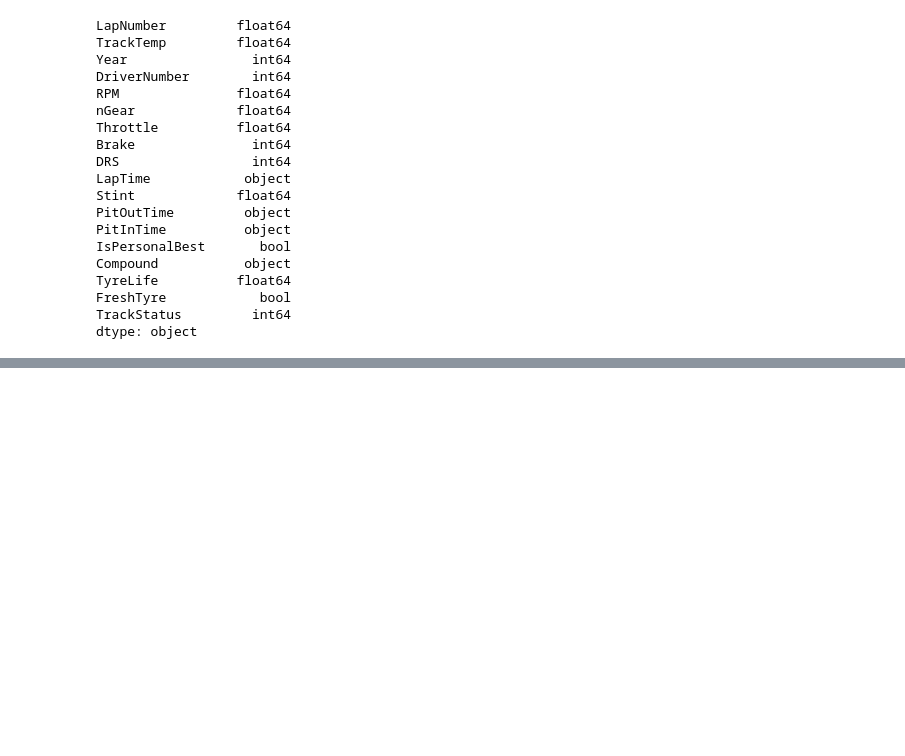
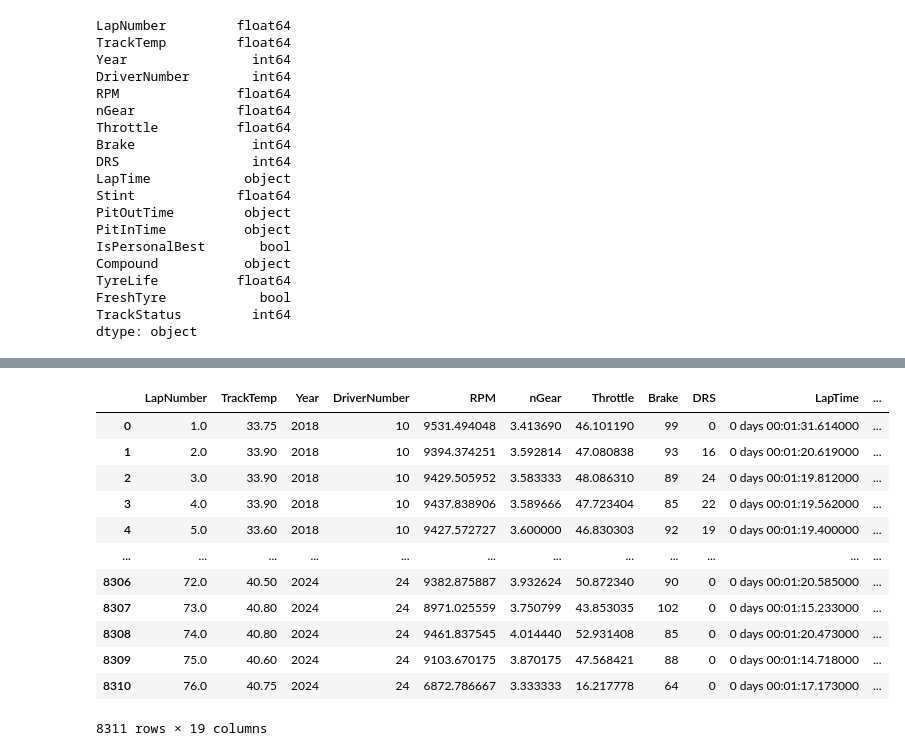
Before and after one commit to JigyashuSaravta/2025Spring_Final_F1, a Jupyter notebook: Fastf1/regression_fastf1.ipynb, the cells around one changed output, grey strips where cells are left out. Saved outputs shown, nothing was run; the diff lists cells and outputs as text; code cells hidden in the pictures; blank space fills up the shorter version.

```diff
--- a/Fastf1/regression_fastf1.ipynb
+++ b/Fastf1/regression_fastf1.ipynb
@@ -140,0 +137,16 @@ df[["DriverNumber", "Stint", "LapNumber", "PitInTime", "PitOutTime", "PitDuratio
+# %%
+df
+# %% [output]
+|  | LapNumber | TrackTemp | Year | DriverNumber | RPM | nGear | Throttle | Brake | DRS | LapTime | ... |
+| 0 | 1.0 | 33.75 | 2018 | 10 | 9531.494048 | 3.413690 | 46.101190 | 99 | 0 | 0 days 00:01:31.614000 | ... |
+| 1 | 2.0 | 33.90 | 2018 | 10 | 9394.374251 | 3.592814 | 47.080838 | 93 | 16 | 0 days 00:01:20.619000 | ... |
+| 2 | 3.0 | 33.90 | 2018 | 10 | 9429.505952 | 3.583333 | 48.086310 | 89 | 24 | 0 days 00:01:19.812000 | ... |
+| 3 | 4.0 | 33.90 | 2018 | 10 | 9437.838906 | 3.589666 | 47.723404 | 85 | 22 | 0 days 00:01:19.562000 | ... |
+| 4 | 5.0 | 33.60 | 2018 | 10 | 9427.572727 | 3.600000 | 46.830303 | 92 | 19 | 0 days 00:01:19.400000 | ... |
+| ... | ... | ... | ... | ... | ... | ... | ... | ... | ... | ... | ... |
+| 8306 | 72.0 | 40.50 | 2024 | 24 | 9382.875887 | 3.932624 | 50.872340 | 90 | 0 | 0 days 00:01:20.585000 | ... |
+| 8307 | 73.0 | 40.80 | 2024 | 24 | 8971.025559 | 3.750799 | 43.853035 | 102 | 0 | 0 days 00:01:15.233000 | ... |
+| 8308 | 74.0 | 40.80 | 2024 | 24 | 9461.837545 | 4.014440 | 52.931408 | 85 | 0 | 0 days 00:01:20.473000 | ... |
+| 8309 | 75.0 | 40.60 | 2024 | 24 | 9103.670175 | 3.870175 | 47.568421 | 88 | 0 | 0 days 00:01:14.718000 | ... |
+| 8310 | 76.0 | 40.75 | 2024 | 24 | 6872.786667 | 3.333333 | 16.217778 | 64 | 0 | 0 days 00:01:17.173000 | ... |
+8311 rows × 19 columns
```
Also changed, not shown: parts of 33 cells of this notebook, 1 other file.
